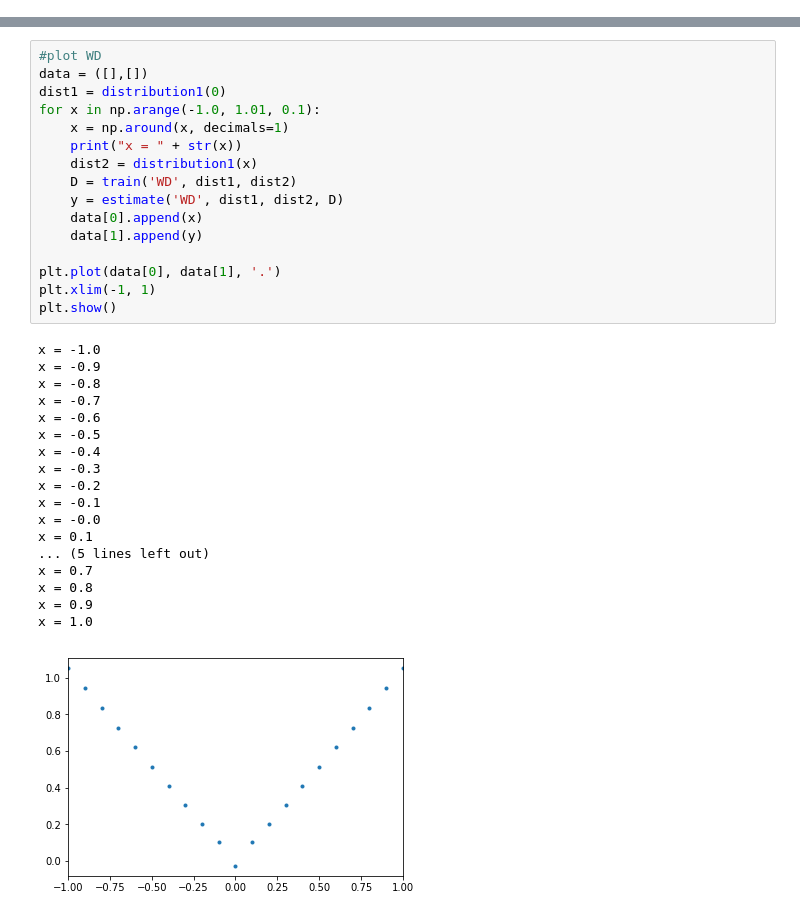
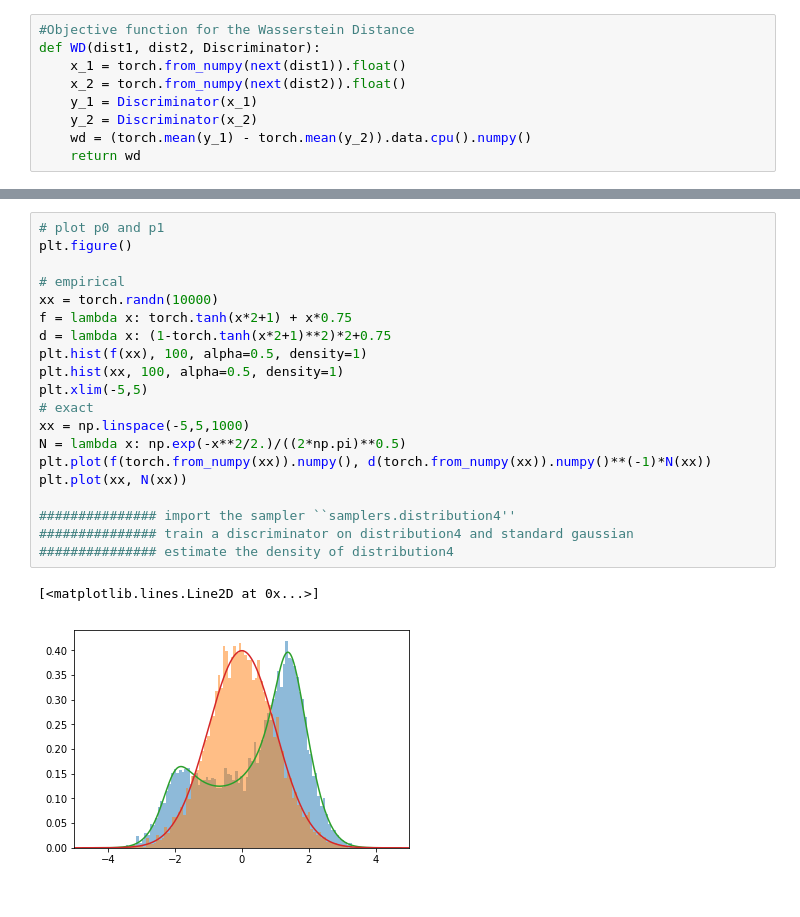
Before and after one commit to isabellebouchard/IFT6135H19_assignment, a Jupyter notebook: assignment3/Q1/Q1.ipynb, the cells around one changed output, grey strips where cells are left out. Cells and saved outputs as stored; diff of their text form.

```diff
--- a/assignment3/Q1/Q1.ipynb
+++ b/assignment3/Q1/Q1.ipynb
@@ -48,0 +49,9 @@ def estimate(metric, dist1, dist2, D):
+# %%
+#Objective function for the Wasserstein Distance
+def WD(dist1, dist2, Discriminator):
+    x_1 = torch.from_numpy(next(dist1)).float()
+    x_2 = torch.from_numpy(next(dist2)).float()
+    y_1 = Discriminator(x_1)
+    y_2 = Discriminator(x_2)
+    wd = (torch.mean(y_1) - torch.mean(y_2)).data.cpu().numpy()
+    return wd
@@ -181,35 +170,23 @@ x = 1.0
-# %%
-#plot WD
-data = ([],[])
-dist1 = distribution1(0)
-for x in np.arange(-1.0, 1.01, 0.1):
-    x = np.around(x, decimals=1)
-    print("x = " + str(x))
-    dist2 = distribution1(x)
-    D = train('WD', dist1, dist2)
-    y = estimate('WD', dist1, dist2, D)
-    data[0].append(x)
-    data[1].append(y)
-
-plt.plot(data[0], data[1], '.')
-plt.xlim(-1, 1)
-plt.show()
-# %% [output]
-x = -1.0
-x = -0.9
-x = -0.8
-x = -0.7
-x = -0.6
-x = -0.5
-x = -0.4
-x = -0.3
-x = -0.2
-x = -0.1
-x = -0.0
-x = 0.1
-... (5 lines left out)
-x = 0.7
-x = 0.8
-x = 0.9
-x = 1.0
-[figure, removed]
+# %%
+# plot p0 and p1
+plt.figure()
+
+# empirical
+xx = torch.randn(10000)
+f = lambda x: torch.tanh(x*2+1) + x*0.75
+d = lambda x: (1-torch.tanh(x*2+1)**2)*2+0.75
+plt.hist(f(xx), 100, alpha=0.5, density=1)
+plt.hist(xx, 100, alpha=0.5, density=1)
+plt.xlim(-5,5)
+# exact
+xx = np.linspace(-5,5,1000)
+N = lambda x: np.exp(-x**2/2.)/((2*np.pi)**0.5)
+plt.plot(f(torch.from_numpy(xx)).numpy(), d(torch.from_numpy(xx)).numpy()**(-1)*N(xx))
+plt.plot(xx, N(xx))
+
+############### import the sampler ``samplers.distribution4''
+############### train a discriminator on distribution4 and standard gaussian
+############### estimate the density of distribution4
+# %% [output]
+[<matplotlib.lines.Line2D at 0x...>]
+[figure, added]
```
Also changed, not shown: parts of 11 cells of this notebook.
